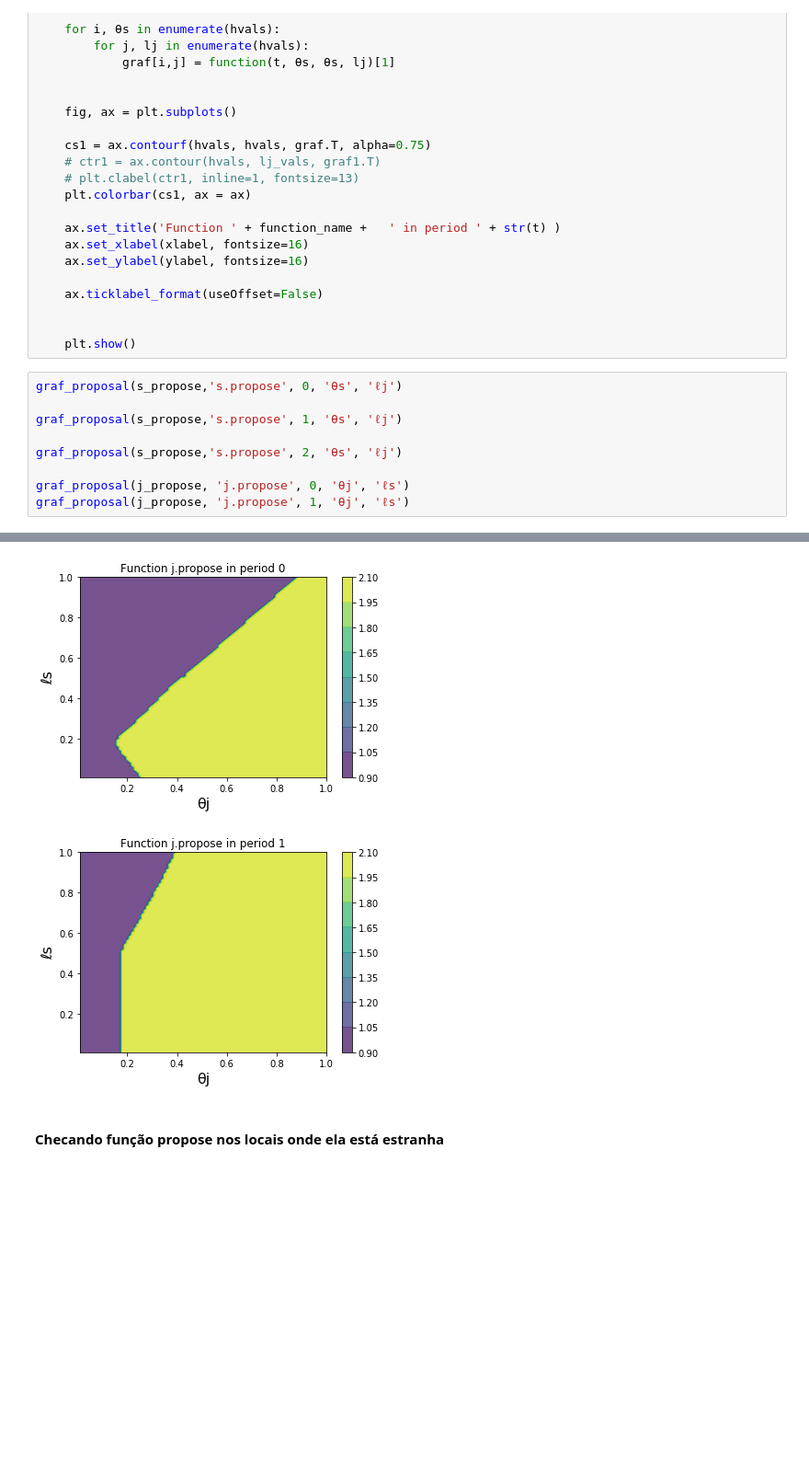
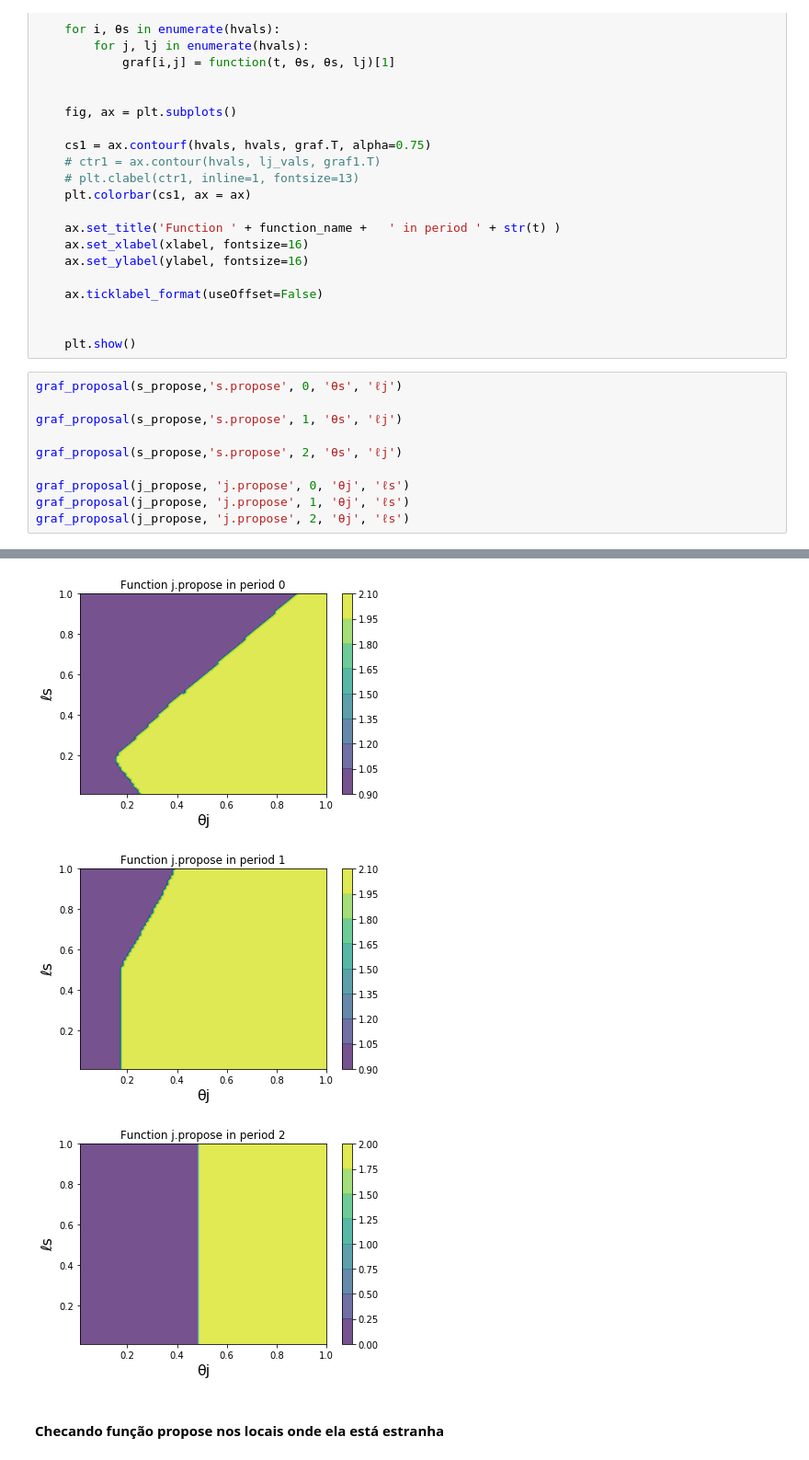
Before and after one commit to jmatheusgpa/Bargaining, a Jupyter notebook: Bellman.ipynb, the cells around one changed output, grey strips where cells are left out. Shown: that part at 92% size. Saved outputs shown, nothing was run; the diff lists cells and outputs as text; blank space fills up the shorter version.

```diff
--- a/Bellman.ipynb
+++ b/Bellman.ipynb
@@ -1293,17 +1293,19 @@ def graf_proposal(function, function_name, t, xlabel, ylabel):
 # %%
 graf_proposal(s_propose,'s.propose', 0, 'θs', 'ℓj')
 
 graf_proposal(s_propose,'s.propose', 1, 'θs', 'ℓj')
 
 graf_proposal(s_propose,'s.propose', 2, 'θs', 'ℓj')
 
 graf_proposal(j_propose, 'j.propose', 0, 'θj', 'ℓs')
 graf_proposal(j_propose, 'j.propose', 1, 'θj', 'ℓs')
+graf_proposal(j_propose, 'j.propose', 2, 'θj', 'ℓs')
 # %% [output]
 [figure]
 [figure]
 [figure]
 [figure]
 [figure]
+[figure, added]
 # %% [markdown]
 #### Checando função propose nos locais onde ela está estranha
```
Also changed, not shown: parts of 6 cells of this notebook.
